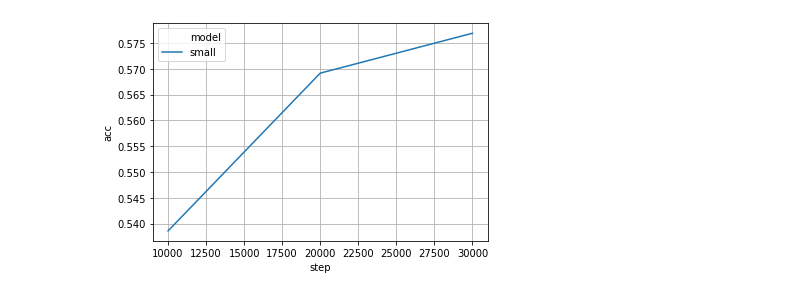
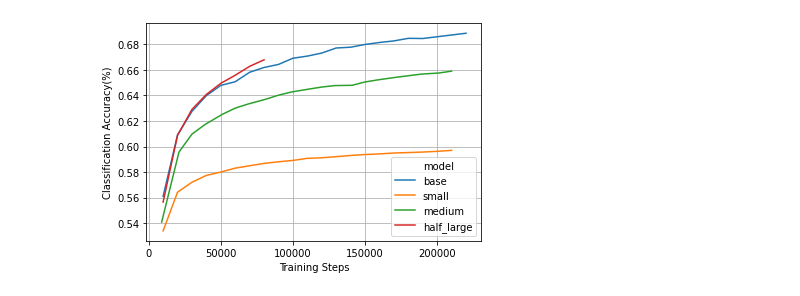
Before and after one commit to heartcored98/consonant_transformer, a Jupyter notebook: examples/5_model_benchmark.ipynb, the cells around one changed output. Cells and saved outputs as stored; diff of their text form; code cells hidden in the pictures.

Commit message:
Add model benchmark result

```diff
--- a/examples/5_model_benchmark.ipynb
+++ b/examples/5_model_benchmark.ipynb
@@ -111,7 +126,11 @@ KeyboardInterrupt:
 # %%
+df = pd.read_csv('all_models.csv')
 sns.lineplot(x="step", y="acc",
              hue="model", markers=True,
-             data=df, dashes=False)
+             data=df, dashes=True)
 plt.grid()
+plt.ylabel("Classification Accuracy(%)")
+plt.xlabel("Training Steps")
+plt.savefig('result.pdf')
 # %% [output]
-[figure, old version]
+[figure, new version]
```
Also changed, not shown: parts of 1 cell of this notebook, 7 other files.
